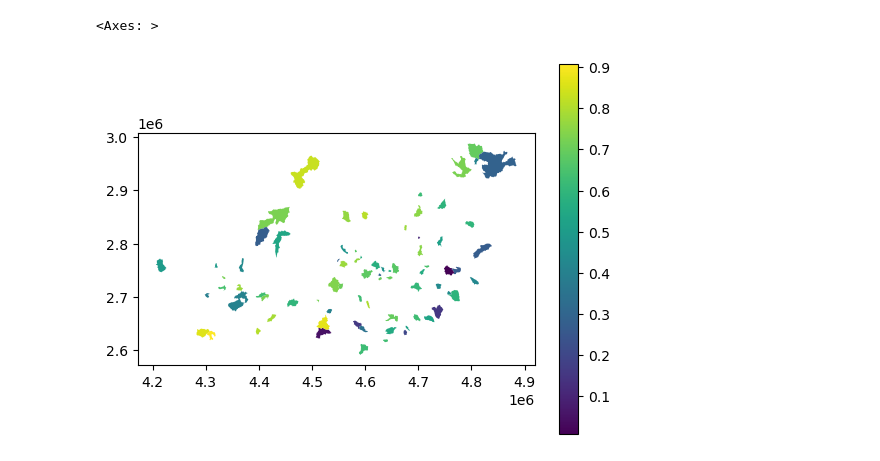
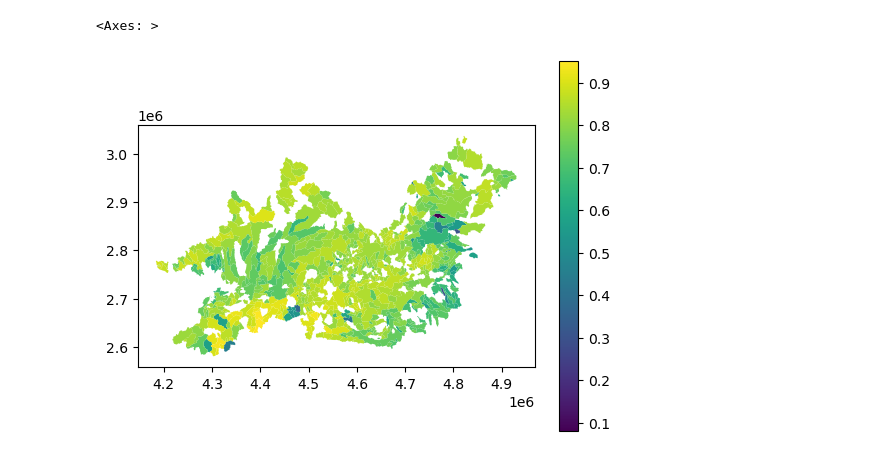
Before and after one commit to tripleUU-U/lamah-ce_lstm, a Jupyter notebook: analysis/evaluation/evaluation.ipynb, the cells around one changed output. Saved outputs shown, nothing was run; the diff lists cells and outputs as text; code cells hidden in the pictures.

```diff
--- a/analysis/evaluation/evaluation.ipynb
+++ b/analysis/evaluation/evaluation.ipynb
@@ -11,5 +16,5 @@ strata_ids.set_index("ID", inplace=True)
 # %%
 lamah_gdf = gpd.read_file("/home/wuhlmann/BA/data/raw_data/2_LamaH-CE_daily/B_basins_intermediate_all/3_shapefiles/Basins_B.shp")
 lamah_gdf.set_index("ID", inplace=True)
-lamah_gdf["strata"] = strata_ids["0"]
+lamah_gdf["strata"] = strata_ids["names"]
 lamah_gdf.sort_index(ascending=True, inplace=True)
@@ -16,16 +62,9 @@ lamah_gdf.sort_index(ascending=True, inplace=True)
 # %%
-eval_results_path = Path("/home/wuhlmann/BA/data/processed_data/evaluation/q_pred_landcover_0903_135428_domain_metrics.p")
+with open("/home/wuhlmann/BA/data/processed_data/evaluation/q_pred_landcover_0903_135428_domain_metrics.p", "rb") as f:
+	domain_metrics = pickle.load(f)
 
-with open(eval_results_path, "rb") as f:
-    domain_metrics = pickle.load(f)
+for period in domain_metrics.keys():
+
+	for basin_id in domain_metrics[period].keys():
+		lamah_gdf.loc[int(basin_id), "period"] = period
+		lamah_gdf.loc[int(basin_id), "NSE"] = domain_metrics[period][basin_id]["1D"]["NSE"]
-# %%
-#load in training ids, to distinguish between learned and unseen (val, test) cell states
-with open("/home/wuhlmann/BA/repo/lamah-ce_lstm/data/splits_incl_landcover/train_basin_ids.txt") as f:
-	train_ids_list = list(map(lambda x: int(x[:-1]),f.readlines()))
-
-for id in lamah_gdf.index:
-
-	if id in train_ids_list:
-		lamah_gdf.loc[id,"train_basin"] = True
-	else:
-		lamah_gdf.loc[id, "train_basin"] = False
@@ -62,5 +71,11 @@ Name: NSE, dtype: float64
+# %%
+train_set = lamah_gdf[lamah_gdf.period == "train"]
+val_set = lamah_gdf[lamah_gdf.period == "validation"]
+test_set =lamah_gdf[lamah_gdf.period == "test"]
+
+set_dict = {"train":train_set, "val": val_set, "test": test_set}
 # %%
-lamah_gdf[(lamah_gdf.NSE > 0) & (lamah_gdf.period == "test")].plot(column="NSE", legend=True)
+train_set.plot("NSE", legend=True)
 # %% [output]
 <Axes: >
-[figure, old version]
+[figure, new version]
```
Also changed, not shown: parts of 15 cells of this notebook, 26 other files.
